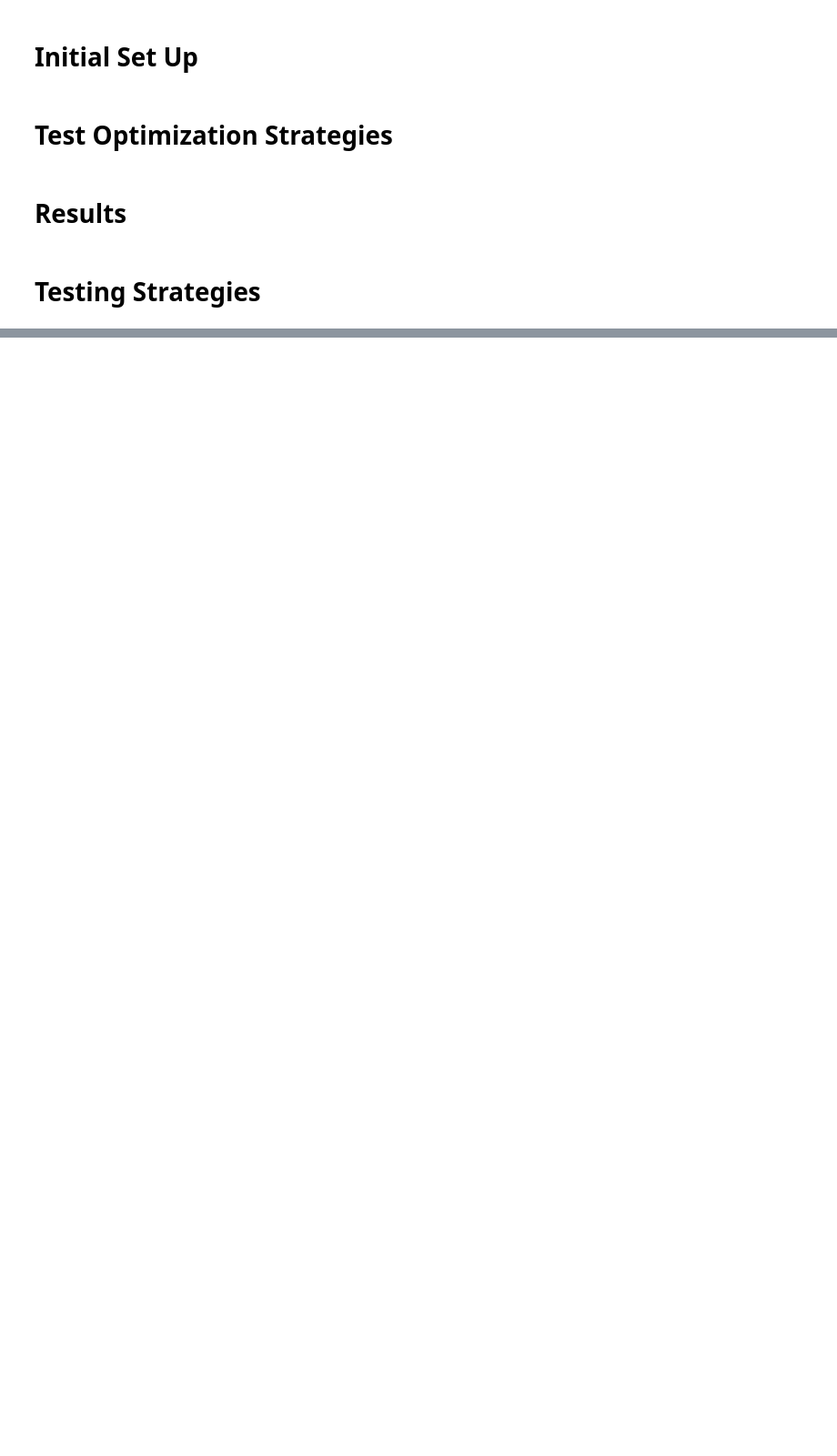
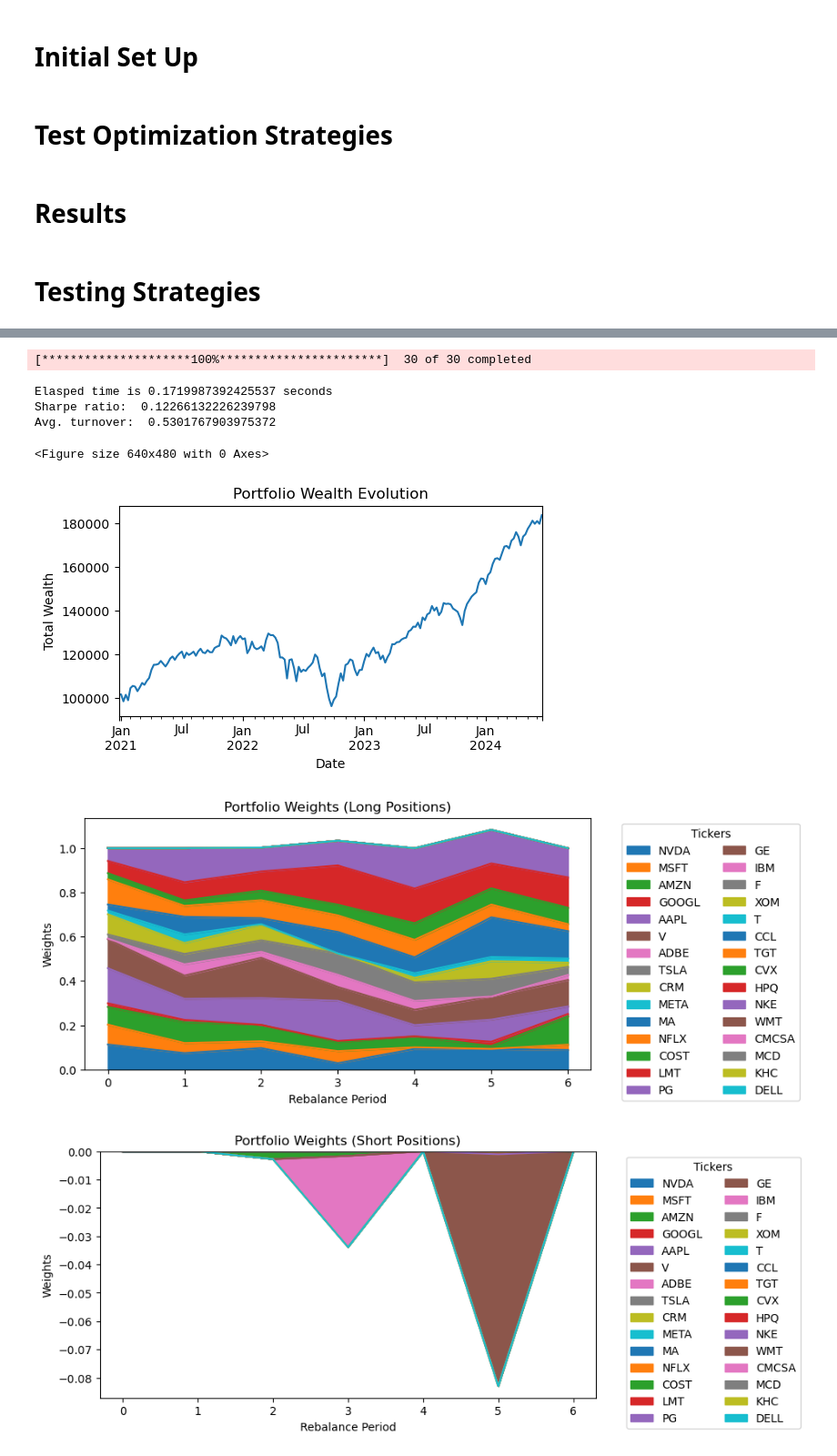
Before and after one commit to MIE479-2024/mie-377-template-MatthewGWilson, a Jupyter notebook: MIE377_Project_Main.ipynb, the cells around one changed output, grey strips where cells are left out. Shown at 91% size. Saved outputs shown, nothing was run; the diff lists cells and outputs as text; code cells hidden in the pictures; blank space fills up the shorter version.

```diff
--- a/MIE377_Project_Main.ipynb
+++ b/MIE377_Project_Main.ipynb
@@ -391,15 +401,24 @@ ChatGPT15Results = test_and_results(tickersChatGPT15, "OLS_MVO_ChatGPT", short,
 # %%
-# ChatGPT 30 Stock Portfolio
+# ChatGPT 30 Stock Portfolio with MVO OLS Weightings
 tickersChatGPT30 = [
     'NVDA', 'MSFT', 'AMZN', 'GOOGL', 'AAPL', 'V', 'ADBE', 'TSLA', 'CRM', 'META',
     'MA', 'NFLX', 'COST', 'LMT', 'PG', 'GE', 'IBM', 'F', 'XOM', 'T',
     'CCL', 'TGT', 'CVX', 'HPQ', 'NKE', 'WMT', 'CMCSA', 'MCD', 'KHC', 'DELL'
 ]
 
-short = [
+shortChatGPT30 = [
     0, 0, 0, 0, 0, 0, 0, 0, 0, 0, 0, 0, 0, 0, 0,  # 15 long
     1, 1, 1, 1, 1, 1, 1, 1, 1, 1, 1, 1, 1, 1, 1 # 15 short
 ]
 
-ChatGPT30Results = test_and_results(tickersChatGPT30, "OLS_MVO_ChatGPT", short, "")
+ChatGPT30Results = test_and_results(tickersChatGPT30, "OLS_MVO_ChatGPT", shortChatGPT30, "")
+# %% [output]
+[*********************100%***********************]  30 of 30 completed
+Elasped time is 0.1719987392425537 seconds
+Sharpe ratio:  0.12266132226239798
+Avg. turnover:  0.5301767903975372
+<Figure size 640x480 with 0 Axes>
+[figure, added]
+[figure, added]
+[figure, added]
 # %%
```
Also changed, not shown: parts of 9 cells of this notebook, 8 other files.
